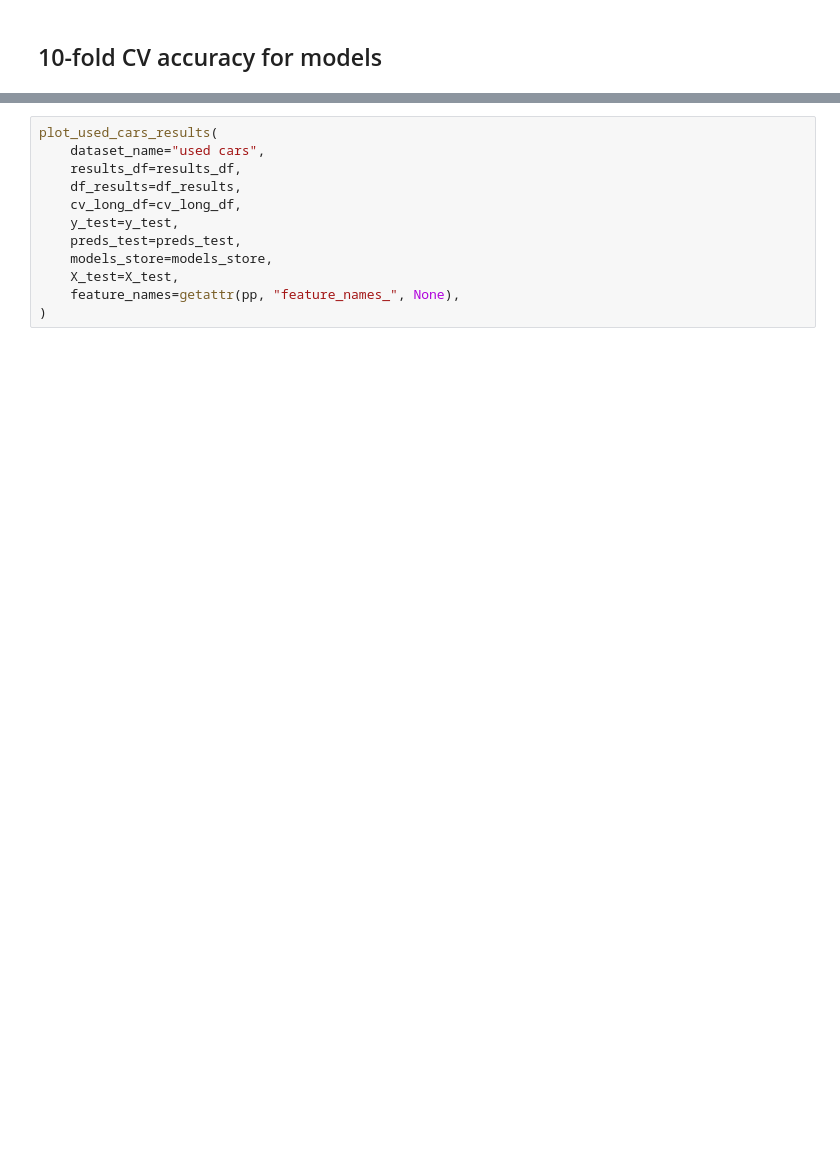
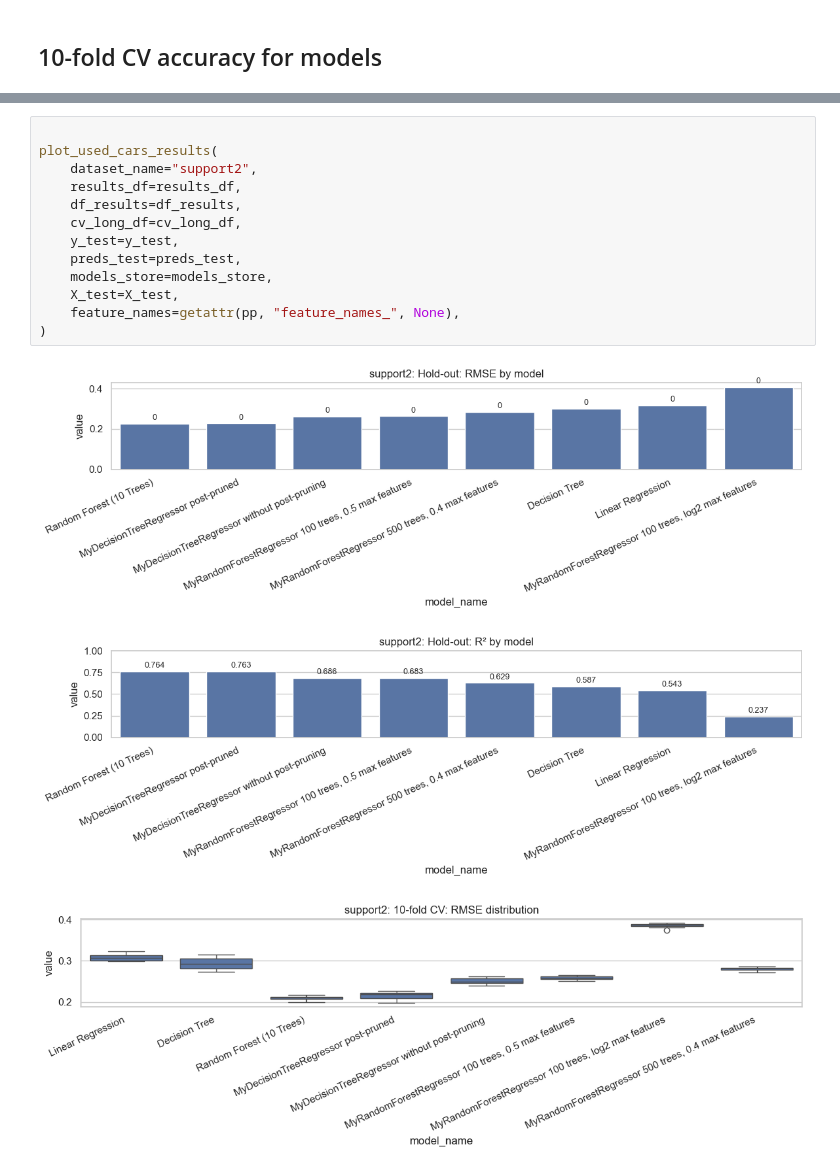
Before and after one commit to dzsef/Machine-Learning-Regression-Exercise, a Jupyter notebook: support2/support2_exp.ipynb, the cells around one changed output, grey strips where cells are left out. Saved outputs shown, nothing was run; the diff lists cells and outputs as text; blank space fills up the shorter version.

Commit message:
ran full support2 exp

```diff
--- a/support2/support2_exp.ipynb
+++ b/support2/support2_exp.ipynb
@@ -188,12 +191,17 @@ df_results
 # %%
+
 plot_used_cars_results(
-    dataset_name="used cars",
+    dataset_name="support2",
     results_df=results_df,
     df_results=df_results,
     cv_long_df=cv_long_df,
     y_test=y_test,
     preds_test=preds_test,
     models_store=models_store,
     X_test=X_test,
     feature_names=getattr(pp, "feature_names_", None),
 )
+# %% [output]
+[figure, added]
+[figure, added]
+[figure, added]
```
Also changed, not shown: parts of 3 cells of this notebook.
